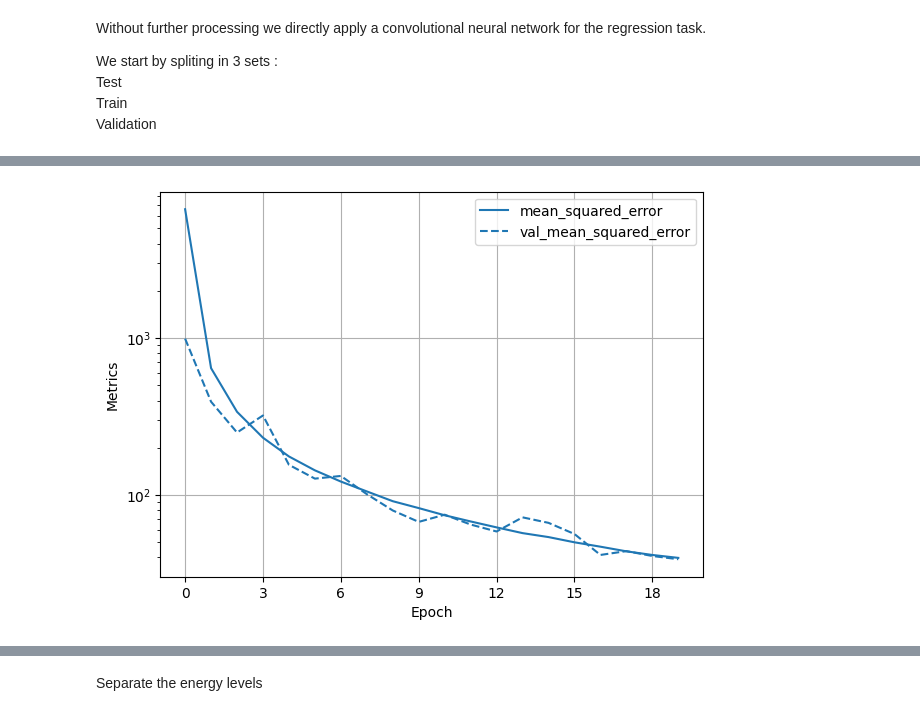
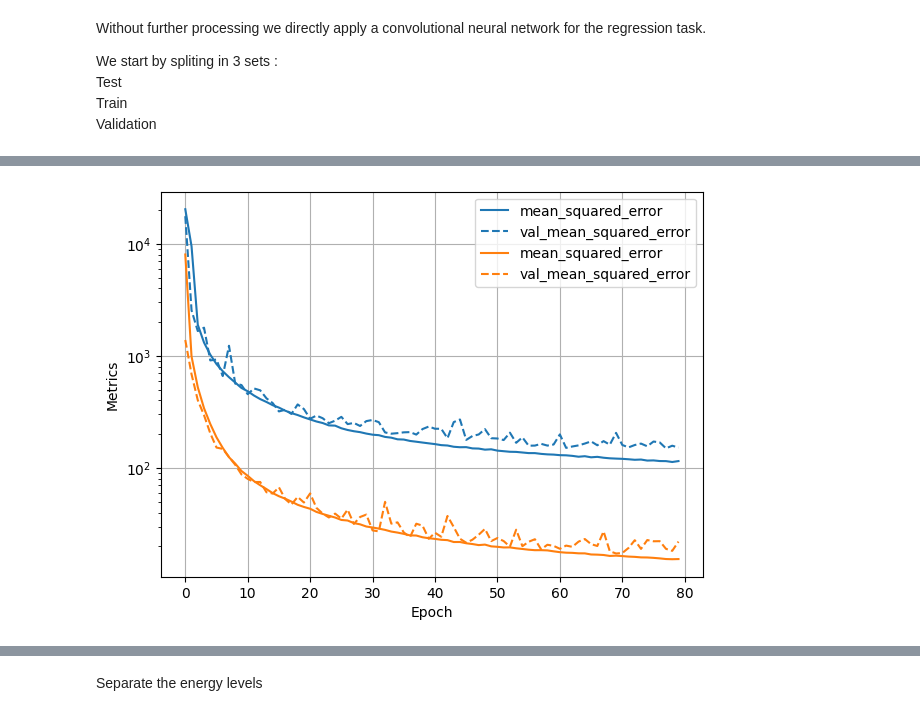
Before and after one commit to adam-eva/dampe-calorimeter, a Jupyter notebook: DataLoading.ipynb, the cells around one changed output, grey strips where cells are left out. Saved outputs shown, nothing was run; the diff lists cells and outputs as text; code cells hidden in the pictures.

Commit message:
Clean code and model saved (80 epochs)

```diff
--- a/DataLoading.ipynb
+++ b/DataLoading.ipynb
@@ -44,7 +44,11 @@ To enable the following instructions: AVX2 FMA, in other operations, rebuild Ten
 # %%
-# Usefull flags
-load_models = False
+# Usefull flags and hyperparameters
+load_models = True
 save_models = False
+epochs      = 80
+
+val_size  = 0.2
+test_size = 0.5
 # %% [markdown]
 Load all the data
 # %%
@@ -267,11 +144,0 @@ _________________________________________________________________
-# %%
-# Compile the model
-if not load_models:
-    model2.compile(
-        optimizer='adam',
-        loss=losses.MeanSquaredError(),
-        metrics=['mean_squared_error', 'mean_absolute_error']
-    )
-
-    history = model2.fit(Im_train, xy_train, epochs=2,
-                        validation_data=(Im_test, xy_test))
@@ -282,0 +149,9 @@ Epoch 2/2
+# %%
+if load_models:
+    model1   = keras.saving.load_model('./models/model1.keras')
+    history1 = helpers.load_model_history('./models/model1.json')
+else:
+    model1 = calorimeter_model(dampe_dic, model_type = 1)
+    # Compile and fit
+    model1, history1 = std_compile_fit(model1, Im_train, Im_val, xy_train, xy_val, epochs = epochs)
+model1.summary()
@@ -282,0 +180,9 @@ Epoch 2/2
+# %%
+if load_models:
+    model2   = keras.saving.load_model('./models/model2.keras')
+    history2 = helpers.load_model_history('./models/model2.json')
+else:
+    model2 = calorimeter_model(dampe_dic, model_type = 2)
+    # Compile and fit
+    model2, history2 = std_compile_fit(model2, Im_train, Im_val, xy_train, xy_val, epochs = epochs)
+model2.summary()
@@ -297,6 +211,6 @@ if load_models:
 # %%
-plot_model_history(history,loglevel=True,savefig=False);
+plot_model_history([history1,history2],loglevel=True,savefig=False);
 # %% [output]
-[figure, old version]
+[figure, new version]
 # %%
 # Predict from the validation
```
Also changed, not shown: parts of 29 cells of this notebook, 14 other files.
